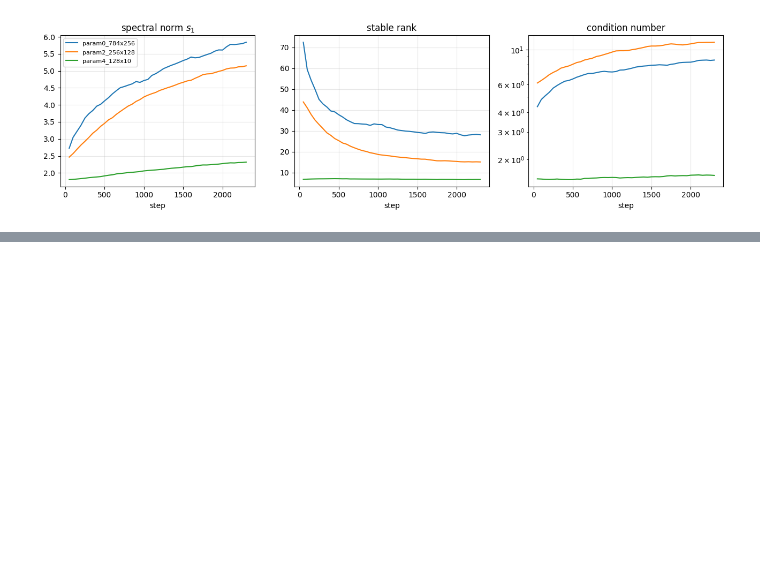
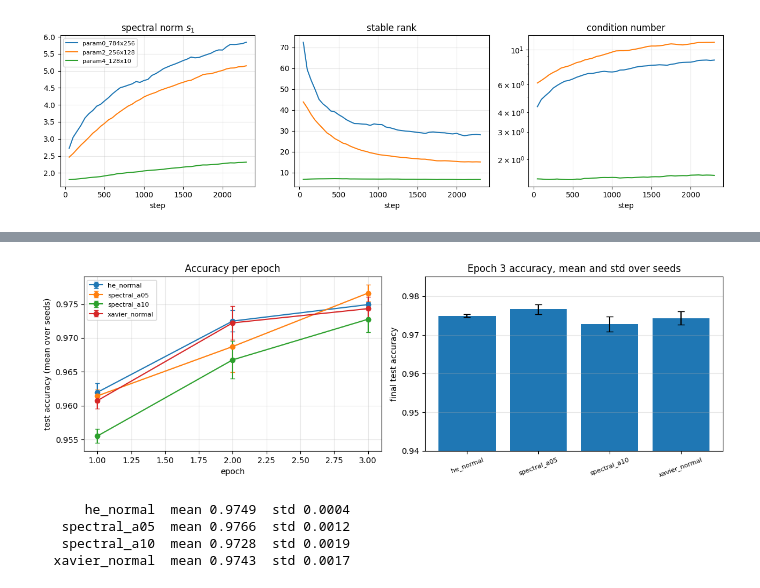
Before and after one commit to RayaSergieva/ml-research-pipeline, a Jupyter notebook: notebooks/spectra.ipynb, the cells around one changed output, grey strips where cells are left out. Drawn from its saved outputs; the diff is of its cells as text; code cells hidden in the pictures; blank space fills up the shorter version.

```diff
--- a/notebooks/spectra.ipynb
+++ b/notebooks/spectra.ipynb
@@ -598,0 +592,51 @@ measurable, reproducible spectral signatures.
+# %%
+records = read_run("../runs/benchmark_init.jsonl")
+epoch_recs = [r for r in records if r.get("event") == "epoch"]
+
+schemes = sorted({r["scheme"] for r in epoch_recs})
+final_epoch = max(r["epoch"] for r in epoch_recs)
+
+fig, axes = plt.subplots(1, 2, figsize=(12, 4))
+for scheme in schemes:
+    rows = [r for r in epoch_recs if r["scheme"] == scheme]
+    by_epoch = {}
+    for r in rows:
+        by_epoch.setdefault(r["epoch"], []).append(r["test_acc"])
+    es = sorted(by_epoch)
+    means = np.array([np.mean(by_epoch[e]) for e in es])
+    stds = np.array([np.std(by_epoch[e]) for e in es])
+    axes[0].errorbar(es, means, yerr=stds, marker="o", capsize=3, label=scheme)
+axes[0].set_xlabel("epoch")
+axes[0].set_ylabel("test accuracy (mean over seeds)")
+axes[0].set_title("Accuracy per epoch")
+axes[0].grid(True, alpha=0.3)
+axes[0].legend(fontsize=8)
+
+finals = {
+    s: [r["test_acc"] for r in epoch_recs if r["scheme"] == s and r["epoch"] == final_epoch]
+    for s in schemes
+}
+positions = np.arange(len(schemes))
+axes[1].bar(
+    positions,
+    [np.mean(finals[s]) for s in schemes],
+    yerr=[np.std(finals[s]) for s in schemes],
+    capsize=4,
+)
+axes[1].set_xticks(positions)
+axes[1].set_xticklabels(schemes, rotation=20, fontsize=8)
+axes[1].set_ylabel("final test accuracy")
+axes[1].set_ylim(0.94, 0.985)
+axes[1].set_title(f"Epoch {final_epoch} accuracy, mean and std over seeds")
+axes[1].grid(True, alpha=0.3, axis="y")
+plt.tight_layout()
+plt.show()
+
+for s in schemes:
+    print(f"{s:>15}  mean {np.mean(finals[s]):.4f}  std {np.std(finals[s]):.4f}")
+# %% [output]
+[figure, added]
+      he_normal  mean 0.9749  std 0.0004
+   spectral_a05  mean 0.9766  std 0.0012
+   spectral_a10  mean 0.9728  std 0.0019
+  xavier_normal  mean 0.9743  std 0.0017
```
Also changed, not shown: parts of 2 cells of this notebook.
